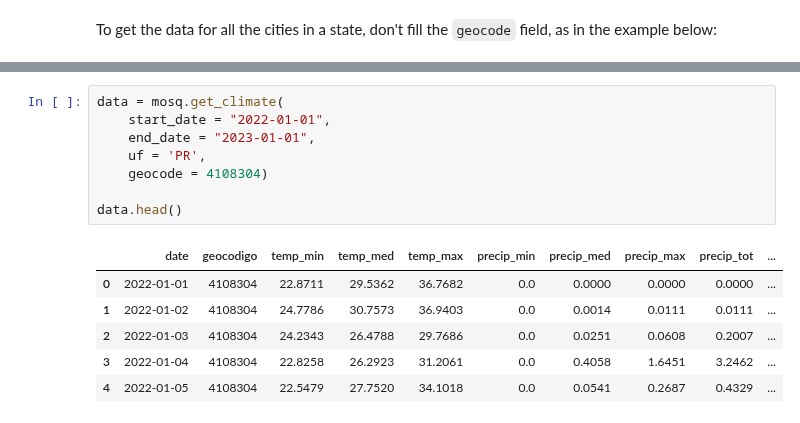
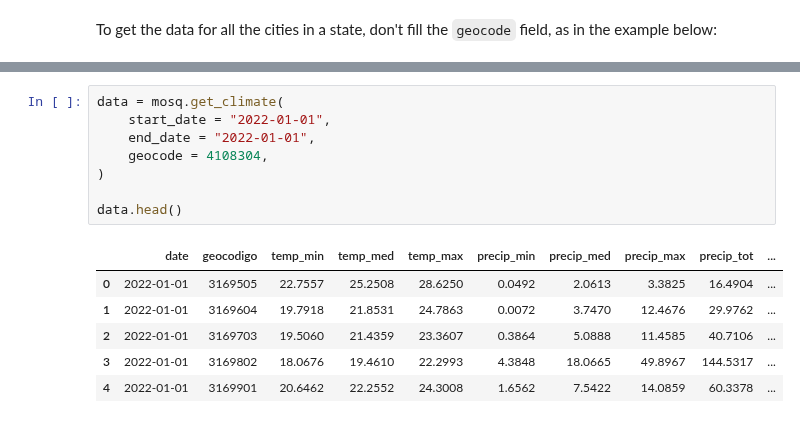
Before and after one commit to Mosqlimate-project/mosqlimate-client, a Jupyter notebook: docs/tutorials/datastore.ipynb, the cells around one changed output, grey strips where cells are left out. Cells and saved outputs as stored; diff of their text form.

```diff
--- a/docs/tutorials/datastore.ipynb
+++ b/docs/tutorials/datastore.ipynb
@@ -36,15 +82,15 @@ mosq.get_climate?
 # %%
 data = mosq.get_climate(
     start_date = "2022-01-01",
-    end_date = "2023-01-01",
-    uf = 'PR',
-    geocode = 4108304)
+    end_date = "2022-01-01",
+    geocode = 4108304,
+)
 
 data.head()
 # %% [output]
 |  | date | geocodigo | temp_min | temp_med | temp_max | precip_min | precip_med | precip_max | precip_tot | ... |
-| 0 | 2022-01-01 | 4108304 | 22.8711 | 29.5362 | 36.7682 | 0.0 | 0.0000 | 0.0000 | 0.0000 | ... |
-| 1 | 2022-01-02 | 4108304 | 24.7786 | 30.7573 | 36.9403 | 0.0 | 0.0014 | 0.0111 | 0.0111 | ... |
-| 2 | 2022-01-03 | 4108304 | 24.2343 | 26.4788 | 29.7686 | 0.0 | 0.0251 | 0.0608 | 0.2007 | ... |
-| 3 | 2022-01-04 | 4108304 | 22.8258 | 26.2923 | 31.2061 | 0.0 | 0.4058 | 1.6451 | 3.2462 | ... |
-| 4 | 2022-01-05 | 4108304 | 22.5479 | 27.7520 | 34.1018 | 0.0 | 0.0541 | 0.2687 | 0.4329 | ... |
+| 0 | 2022-01-01 | 3169505 | 22.7557 | 25.2508 | 28.6250 | 0.0492 | 2.0613 | 3.3825 | 16.4904 | ... |
+| 1 | 2022-01-01 | 3169604 | 19.7918 | 21.8531 | 24.7863 | 0.0072 | 3.7470 | 12.4676 | 29.9762 | ... |
+| 2 | 2022-01-01 | 3169703 | 19.5060 | 21.4359 | 23.3607 | 0.3864 | 5.0888 | 11.4585 | 40.7106 | ... |
+| 3 | 2022-01-01 | 3169802 | 18.0676 | 19.4610 | 22.2993 | 4.3848 | 18.0665 | 49.8967 | 144.5317 | ... |
+| 4 | 2022-01-01 | 3169901 | 20.6462 | 22.2552 | 24.3008 | 1.6562 | 7.5422 | 14.0859 | 60.3378 | ... |
```
Also changed, not shown: parts of 4 cells of this notebook, 6 other files.
